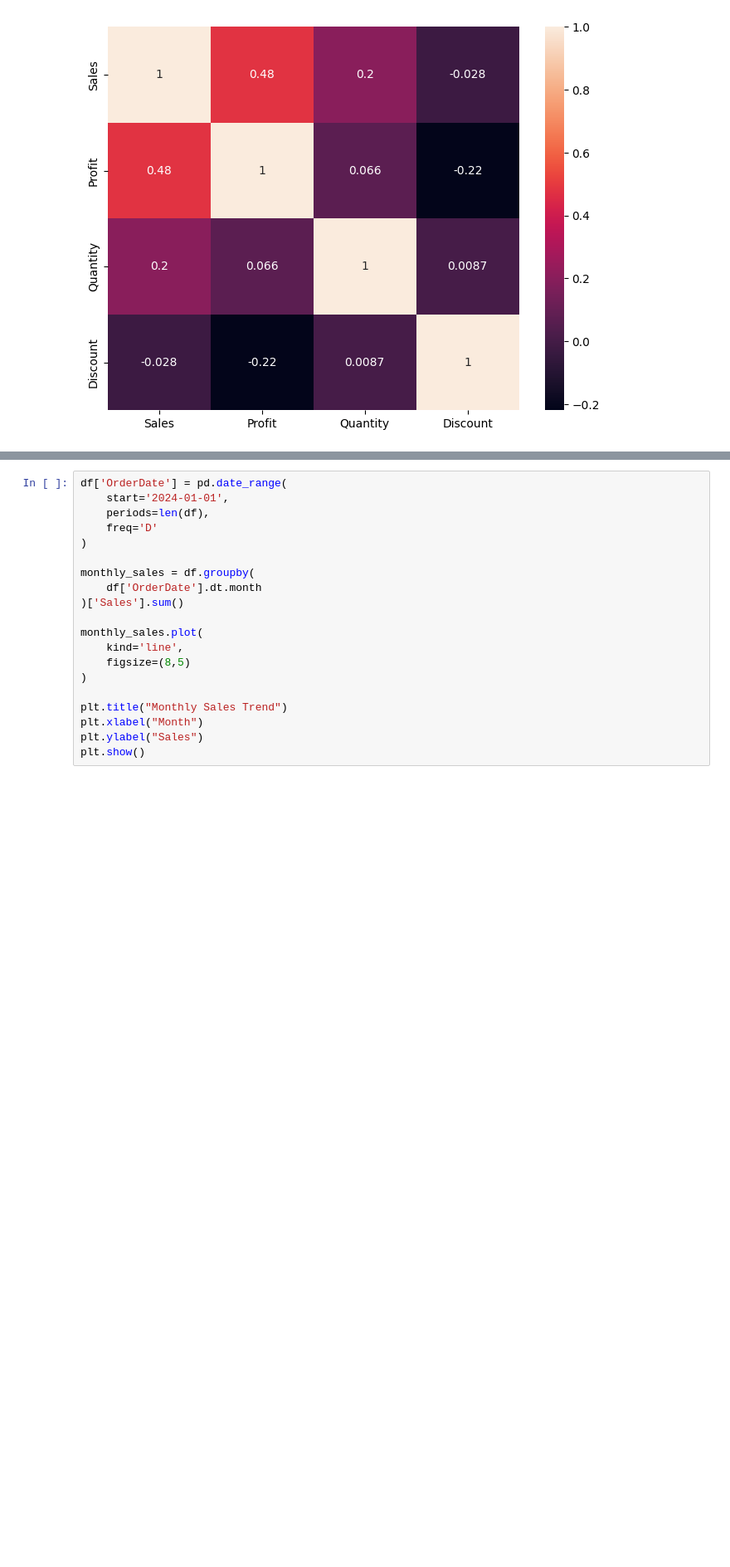
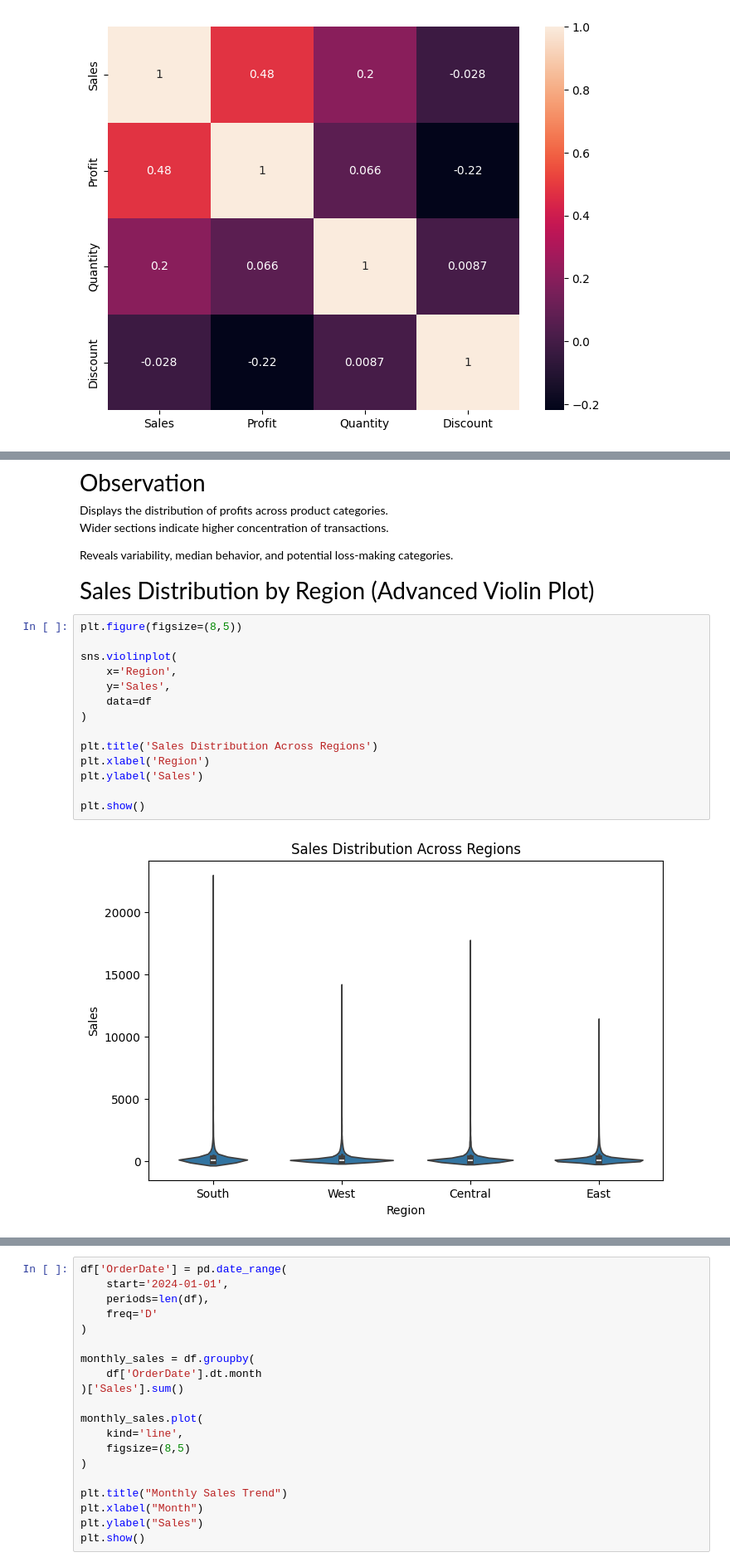
Before and after one commit to ChandraSekhar-3316/Mini-Project-AIML, a Jupyter notebook: Super_Store_Sales_Analysis.ipynb, the cells around one changed output, grey strips where cells are left out. Shown at 83% size. Saved outputs shown, nothing was run; the diff lists cells and outputs as text; blank space fills up the shorter version.

```diff
--- a/Super_Store_Sales_Analysis.ipynb
+++ b/Super_Store_Sales_Analysis.ipynb
@@ -383,0 +451,25 @@ A time series analysis was performed to understand monthly sales trends. A date
+# %% [markdown]
+<p style="font-size: 28px;">Observation</p>
+Displays the distribution of profits across product categories.
+
+Wider sections indicate higher concentration of transactions.
+
+Reveals variability, median behavior, and potential loss-making categories.
+# %% [markdown]
+<p style="font-size: 28px;">Sales Distribution by Region (Advanced Violin Plot)</p>
+# %%
+plt.figure(figsize=(8,5))
+
+sns.violinplot(
+    x='Region',
+    y='Sales',
+    data=df
+)
+
+plt.title('Sales Distribution Across Regions')
+plt.xlabel('Region')
+plt.ylabel('Sales')
+
+plt.show()
+# %% [output]
+[figure, added]
```
Also changed, not shown: parts of 14 cells of this notebook.
